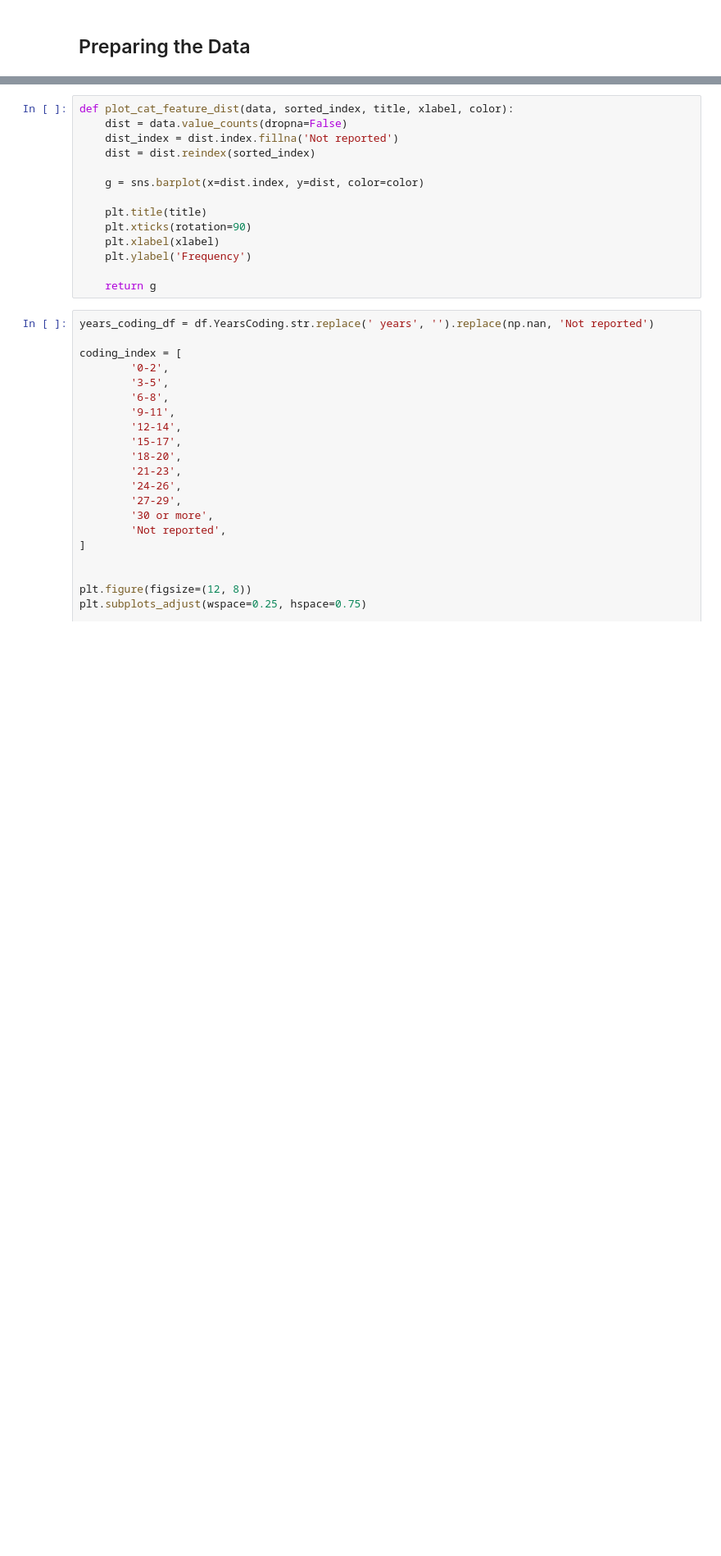
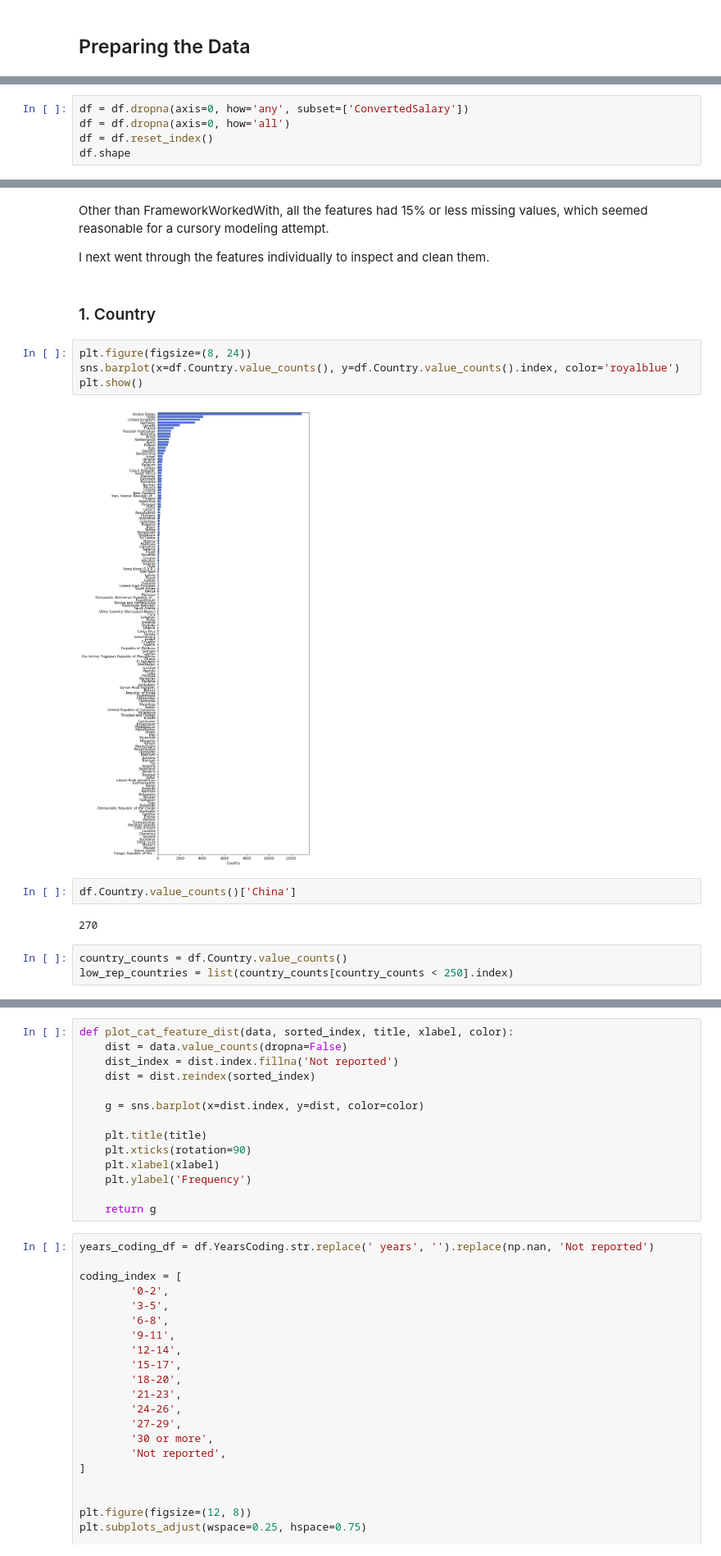
Before and after one commit to joshtice/stackoverflow2018, a Jupyter notebook: joshtice_stackoverflow_analysis.ipynb, the cells around one changed output, grey strips where cells are left out. Shown at 82% size. Drawn from its saved outputs; the diff is of its cells as text; blank space fills up the shorter version.

```diff
--- a/joshtice_stackoverflow_analysis.ipynb
+++ b/joshtice_stackoverflow_analysis.ipynb
@@ -339,0 +412,5 @@ plt.show()
+# %%
+df = df.dropna(axis=0, how='any', subset=['ConvertedSalary'])
+df = df.dropna(axis=0, how='all')
+df = df.reset_index()
+df.shape
@@ -339,0 +441,19 @@ plt.show()
+# %% [markdown]
+Other than FrameworkWorkedWith, all the features had 15% or less missing values, which seemed reasonable for a cursory modeling attempt.
+
+I next went through the features individually to inspect and clean them.
+# %% [markdown]
+### 1. Country
+# %%
+plt.figure(figsize=(8, 24))
+sns.barplot(x=df.Country.value_counts(), y=df.Country.value_counts().index, color='royalblue')
+plt.show()
+# %% [output]
+[figure, added]
+# %%
+df.Country.value_counts()['China']
+# %% [output]
+270
+# %%
+country_counts = df.Country.value_counts()
+low_rep_countries = list(country_counts[country_counts < 250].index)
```
Also changed, not shown: parts of 56 cells of this notebook.
